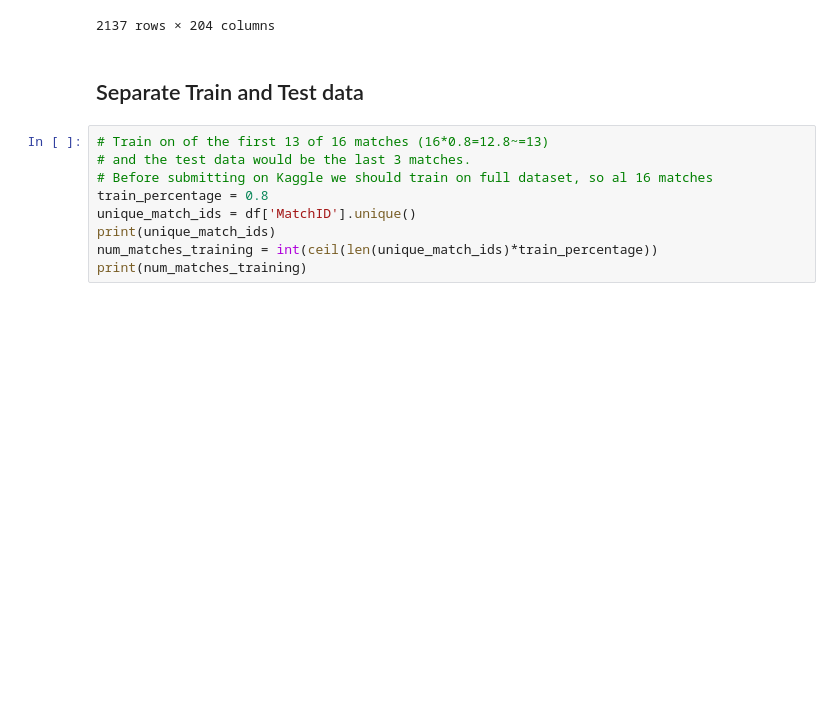
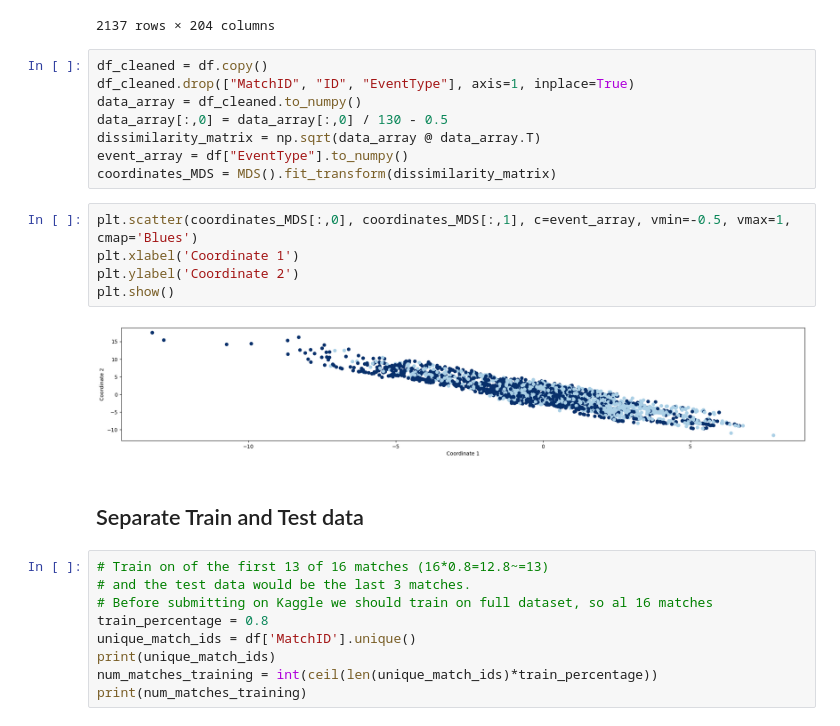
Before and after one commit to vmic2002/DeepLearningChallengeCSC_51054_EP, a Jupyter notebook: Group_challenge_weight_watchers.ipynb, the cells around one changed output. Saved outputs shown, nothing was run; the diff lists cells and outputs as text; blank space fills up the shorter version.

```diff
--- a/Group_challenge_weight_watchers.ipynb
+++ b/Group_challenge_weight_watchers.ipynb
@@ -336,6 +337,21 @@ df
 | 2135 | 19 | 128 | 19_128 | 1.0 | 0.051801 | 0.269485 | 0.051750 | -0.198183 | 0.088989 | 0.019420 | ... | ... |
 | 2136 | 19 | 129 | 19_129 | 1.0 | 0.041121 | 0.224212 | 0.085830 | -0.218613 | 0.083835 | 0.018398 | ... | ... |
 2137 rows × 204 columns
+# %%
+df_cleaned = df.copy()
+df_cleaned.drop(["MatchID", "ID", "EventType"], axis=1, inplace=True)
+data_array = df_cleaned.to_numpy()
+data_array[:,0] = data_array[:,0] / 130 - 0.5
+dissimilarity_matrix = np.sqrt(data_array @ data_array.T)
+event_array = df["EventType"].to_numpy()
+coordinates_MDS = MDS().fit_transform(dissimilarity_matrix)
+# %%
+plt.scatter(coordinates_MDS[:,0], coordinates_MDS[:,1], c=event_array, vmin=-0.5, vmax=1, cmap='Blues')
+plt.xlabel('Coordinate 1')
+plt.ylabel('Coordinate 2')
+plt.show()
+# %% [output]
+[figure, added]
 # %% [markdown]
 ## Separate Train and Test data
 # %%
```
Also changed, not shown: parts of 8 cells of this notebook, 3 other files.
